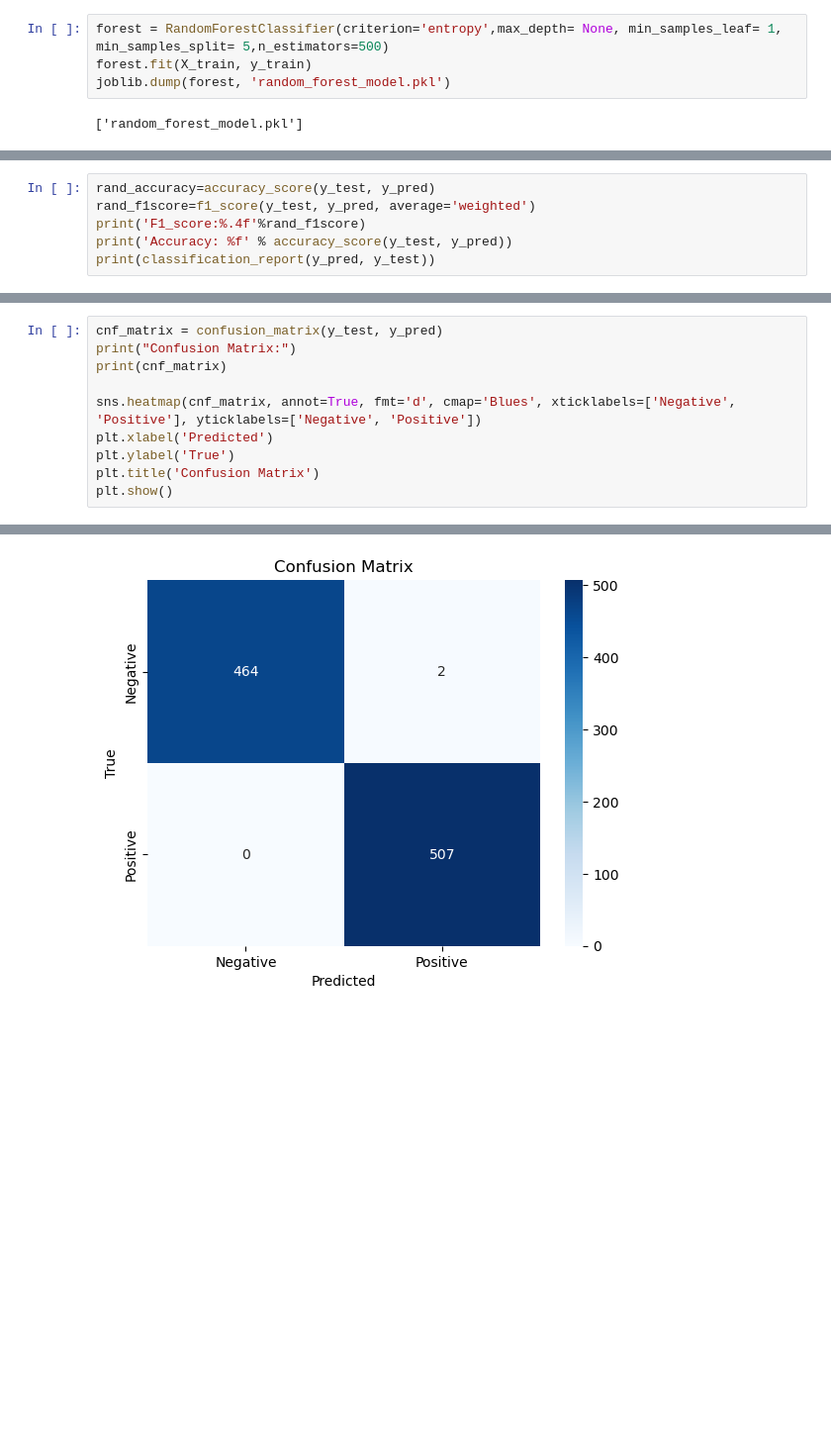
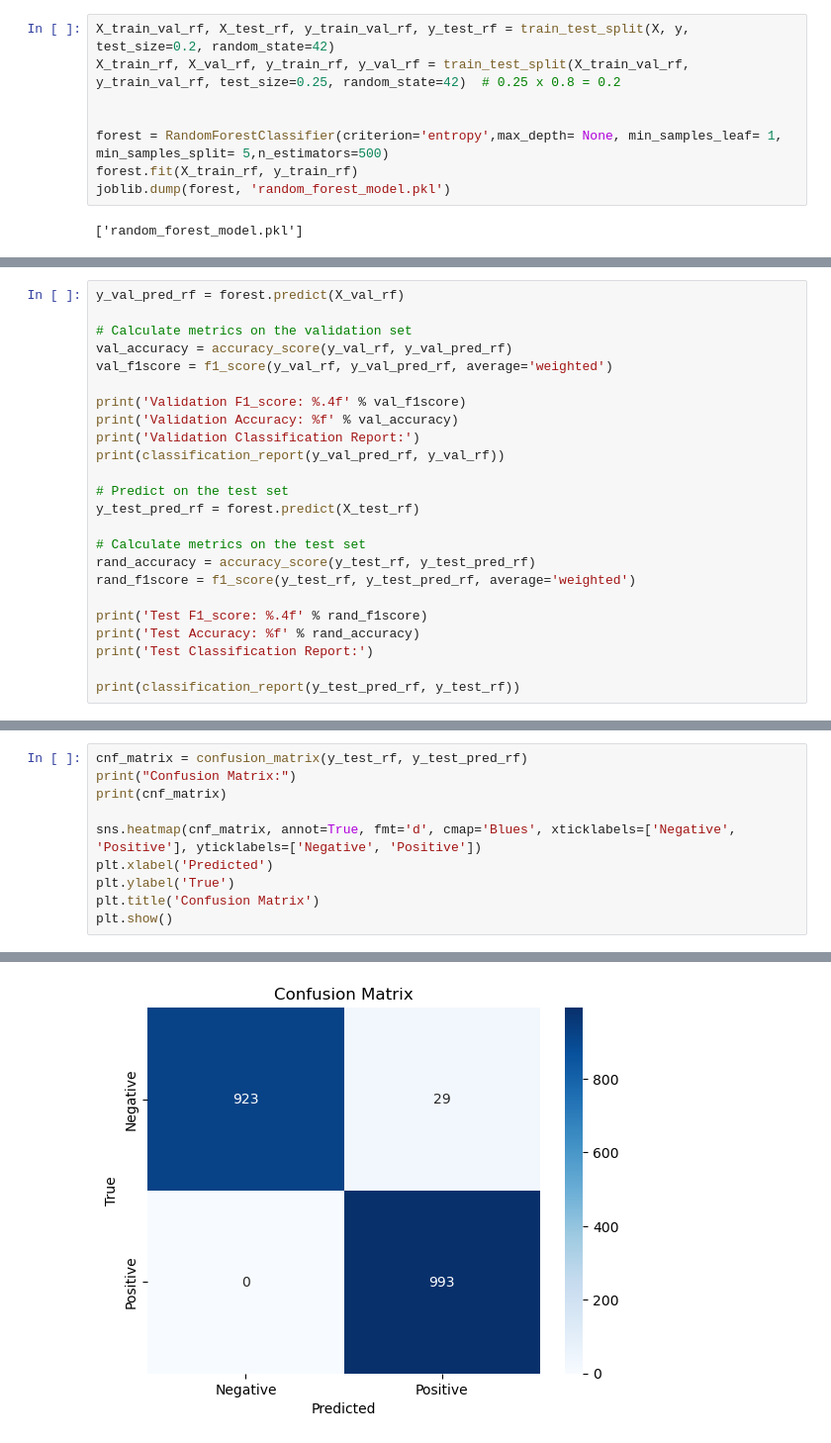
Before and after one commit to ayushib-2/ecs171finalproj, a Jupyter notebook: StrokePredict.ipynb, the cells around one changed output, grey strips where cells are left out. Shown: that part at 99% size. Saved outputs shown, nothing was run; the diff lists cells and outputs as text; blank space fills up the shorter version.

Commit message:
added validation metrics for random forest

```diff
--- a/StrokePredict.ipynb
+++ b/StrokePredict.ipynb
@@ -519,6 +521,10 @@ Confusion Matrix:
 # %%
+X_train_val_rf, X_test_rf, y_train_val_rf, y_test_rf = train_test_split(X, y, test_size=0.2, random_state=42)
+X_train_rf, X_val_rf, y_train_rf, y_val_rf = train_test_split(X_train_val_rf, y_train_val_rf, test_size=0.25, random_state=42)  # 0.25 x 0.8 = 0.2
+
+
 forest = RandomForestClassifier(criterion='entropy',max_depth= None, min_samples_leaf= 1, min_samples_split= 5,n_estimators=500)
-forest.fit(X_train, y_train)
+forest.fit(X_train_rf, y_train_rf)
 joblib.dump(forest, 'random_forest_model.pkl')
 # %% [output]
 ['random_forest_model.pkl']
@@ -527,7 +531,25 @@ y_pred = forest.predict(X_test)
 # %%
-rand_accuracy=accuracy_score(y_test, y_pred)
-rand_f1score=f1_score(y_test, y_pred, average='weighted')
-print('F1_score:%.4f'%rand_f1score)
-print('Accuracy: %f' % accuracy_score(y_test, y_pred))
-print(classification_report(y_pred, y_test))
+y_val_pred_rf = forest.predict(X_val_rf)
+
+# Calculate metrics on the validation set
+val_accuracy = accuracy_score(y_val_rf, y_val_pred_rf)
+val_f1score = f1_score(y_val_rf, y_val_pred_rf, average='weighted')
+
+print('Validation F1_score: %.4f' % val_f1score)
+print('Validation Accuracy: %f' % val_accuracy)
+print('Validation Classification Report:')
+print(classification_report(y_val_pred_rf, y_val_rf))
+
+# Predict on the test set
+y_test_pred_rf = forest.predict(X_test_rf)
+
+# Calculate metrics on the test set
+rand_accuracy = accuracy_score(y_test_rf, y_test_pred_rf)
+rand_f1score = f1_score(y_test_rf, y_test_pred_rf, average='weighted')
+
+print('Test F1_score: %.4f' % rand_f1score)
+print('Test Accuracy: %f' % rand_accuracy)
+print('Test Classification Report:')
+
+print(classification_report(y_test_pred_rf, y_test_rf))
 # %% [output]
@@ -544,5 +573,5 @@ weighted avg       1.00      1.00      1.00       973
 # %%
-cnf_matrix = confusion_matrix(y_test, y_pred)
+cnf_matrix = confusion_matrix(y_test_rf, y_test_pred_rf)
 print("Confusion Matrix:")
 print(cnf_matrix)
 
@@ -558,2 +587,2 @@ Confusion Matrix:
-[figure, old version]
+[figure, new version]
 # %% [markdown]
```
Also changed, not shown: parts of 8 cells of this notebook, 1 other file.
